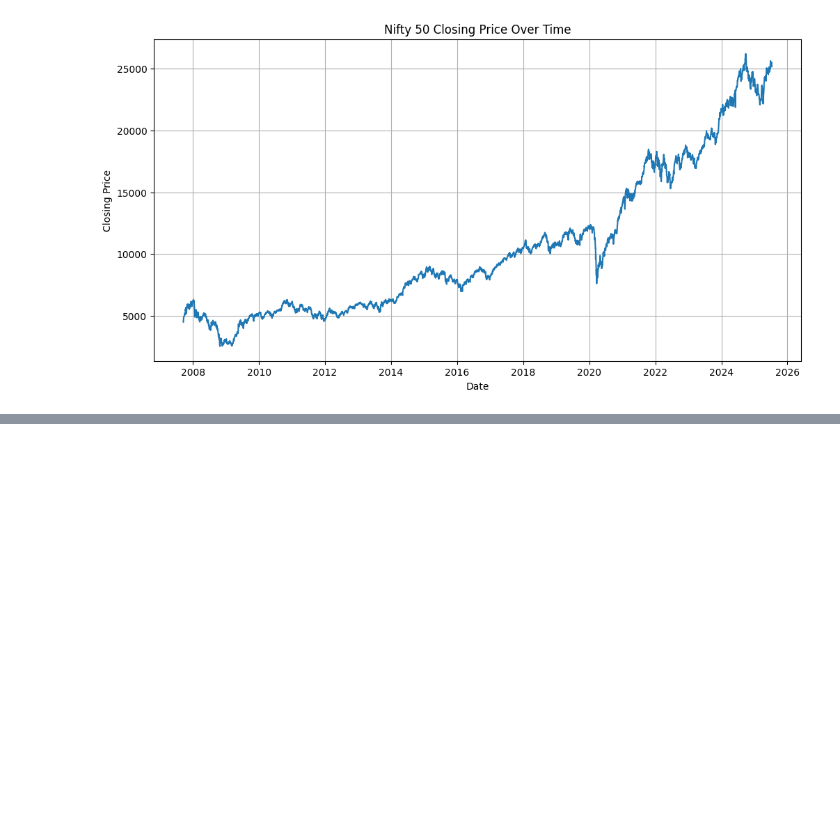
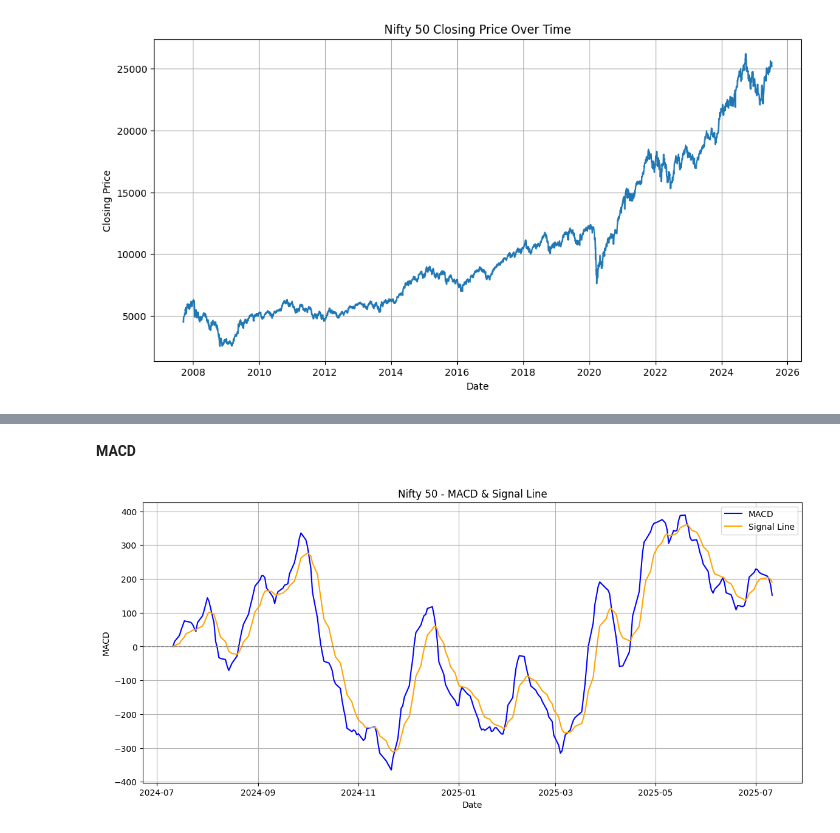
Before and after one commit to prahlad-pallav/Stock_Market_Analysis, a Jupyter notebook: Index_Analysis.ipynb, the cells around one changed output, grey strips where cells are left out. Saved outputs shown, nothing was run; the diff lists cells and outputs as text; code cells hidden in the pictures; blank space fills up the shorter version.

```diff
--- a/Index_Analysis.ipynb
+++ b/Index_Analysis.ipynb
@@ -61,0 +154,30 @@ Following the plan, I will now fetch the historical data for HDFC Bank using `yf
+# %% [markdown]
+**MACD**
+# %%
+# Calculate the 12-day and 26-day Exponential Moving Averages (EMAs)
+ema_12 = nifty_data['Close'].ewm(span=12, adjust=False).mean()
+ema_26 = nifty_data['Close'].ewm(span=26, adjust=False).mean()
+
+# MACD Line = EMA12 - EMA26
+macd = ema_12 - ema_26
+
+# Signal Line = 9-day EMA of MACD
+signal = macd.ewm(span=9, adjust=False).mean()
+
+# Add MACD and Signal to DataFrame
+nifty['MACD'] = macd
+nifty['Signal'] = signal
+
+# Plot MACD and Signal Line
+plt.figure(figsize=(14, 6))
+plt.plot(nifty.index, nifty['MACD'], label='MACD', color='blue')
+plt.plot(nifty.index, nifty['Signal'], label='Signal Line', color='orange')
+plt.axhline(0, color='gray', linestyle='--', linewidth=1)
+plt.title('Nifty 50 - MACD & Signal Line')
+plt.xlabel('Date')
+plt.ylabel('MACD')
+plt.legend()
+plt.grid(True)
+plt.show()
+# %% [output]
+[figure, added]
```
Also changed, not shown: parts of 9 cells of this notebook.
